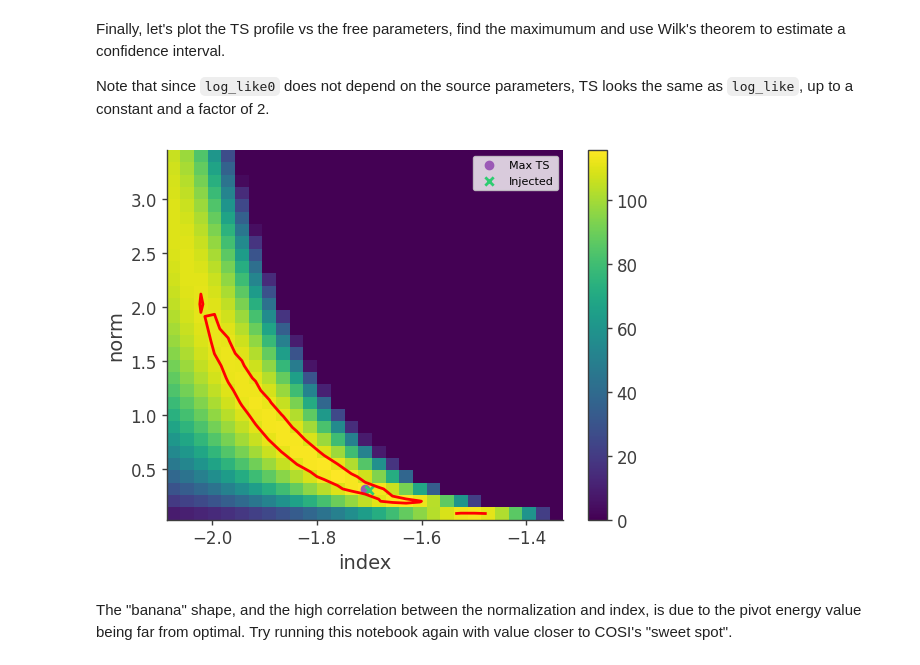
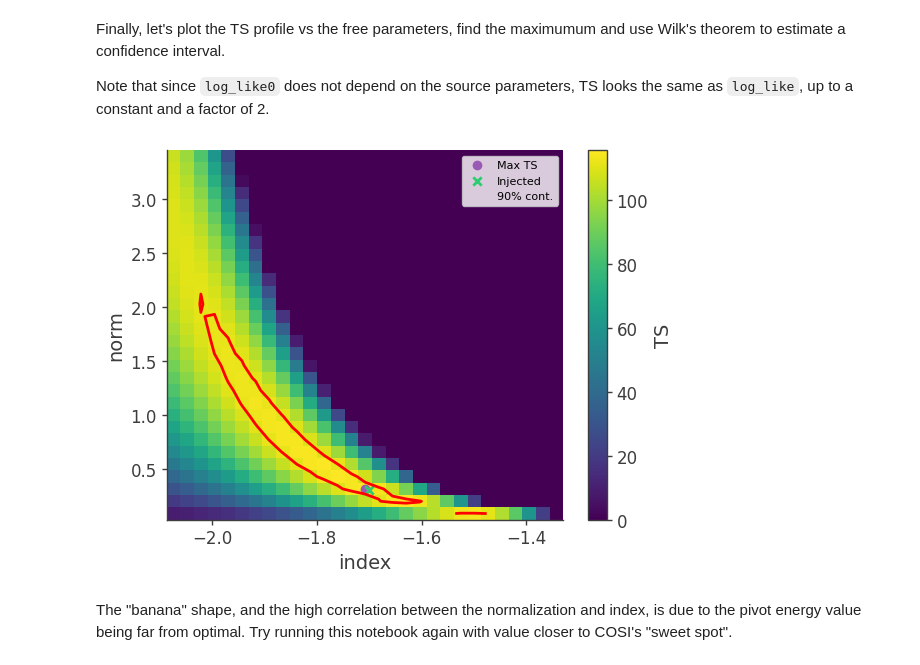
Before and after one commit to cositools/intro_cosipy, a Jupyter notebook: spectral_fit.ipynb, the cells around one changed output. Cells and saved outputs as stored; diff of their text form; code cells hidden in the pictures.

```diff
--- a/spectral_fit.ipynb
+++ b/spectral_fit.ipynb
@@ -471,21 +471,25 @@ Note that since `log_like0` does not depend on the source parameters, TS looks t
 # %%
 fig,ax = plt.subplots()
 
-ts.plot(ax, vmin = 0)
+_,plot = ts.plot(ax, vmin = 0, colorbar = False)
 
 ax.scatter([ts.axes['index'].centers[argmax[0]]],[ts.axes['norm'].centers[argmax[1]]], label = "Max TS")
 
 ax.scatter([index_inj],[norm_inj*(spectrum.piv.value/piv_inj)**index_inj], marker = "x", label = "Injected")
 
 # Here we also use Wilk's theorem to find the DeltaTS that corresponse to a 90% containment confidence
 ts_thresh = ts_max - stats.chi2.isf(1-.9, df = 2)
 contours = ax.contour(ts.axes['index'].centers,
                       ts.axes['norm'].centers,
                       ts.contents.transpose(),
                       [ts_thresh], colors = 'red')
+contours.collections[0].set_label("90% cont.")
+
+cbar = fig.colorbar(plot)
+cbar.ax.set_ylabel("TS")
 
 ax.legend();
 # %% [output]
-[figure, old version]
+[figure, new version]
 # %% [markdown]
 The "banana" shape, and the high correlation between the normalization and index, is due to the pivot energy value being far from optimal. Try running this notebook again with value closer to COSI's "sweet spot".
```
